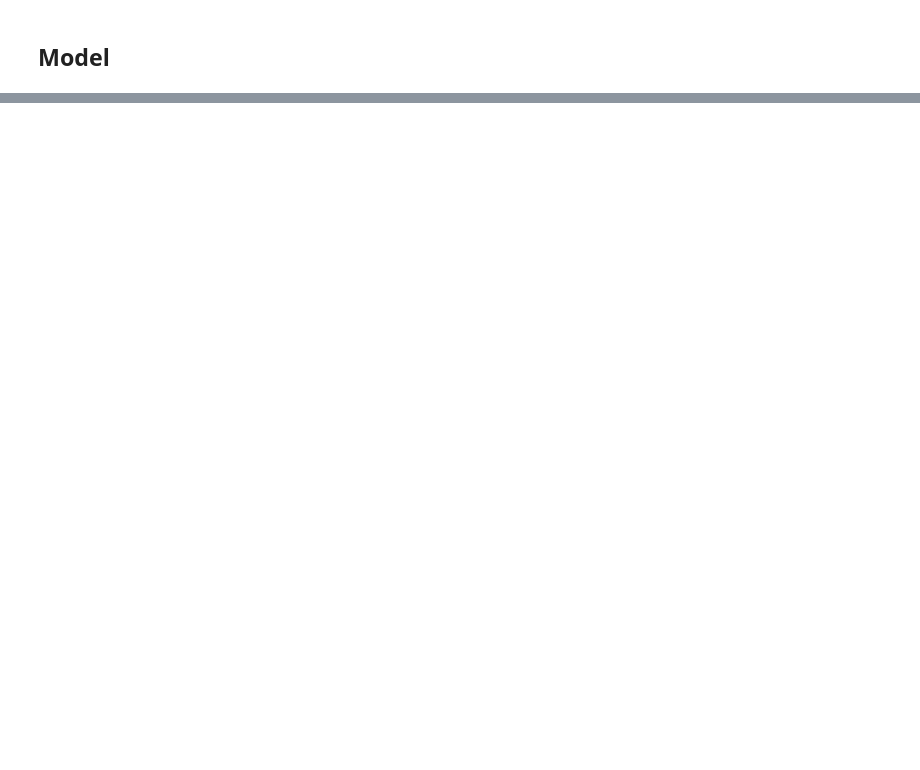
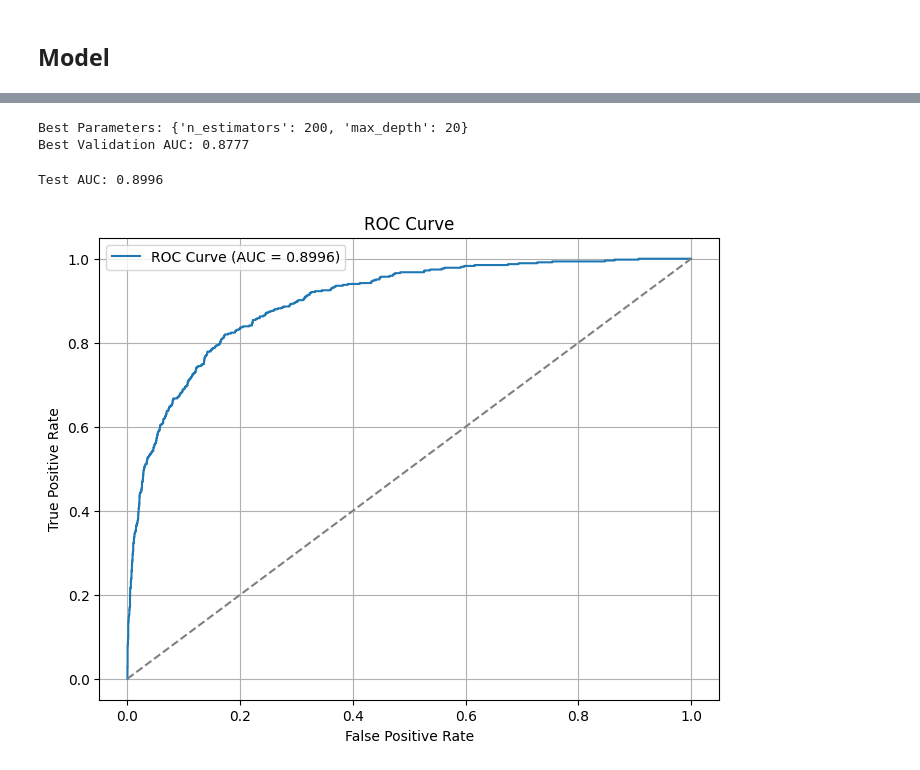
Before and after one commit to andykuo0956/005-ml-group-project, a Jupyter notebook: 02-model/001-random-forest.ipynb, the cells around one changed output, grey strips where cells are left out. Saved outputs shown, nothing was run; the diff lists cells and outputs as text; code cells hidden in the pictures; blank space fills up the shorter version.

Commit message:
random forest with grid search

```diff
--- a/02-model/001-random-forest.ipynb
+++ b/02-model/001-random-forest.ipynb
@@ -5,6 +5,6 @@ import matplotlib.pyplot as plt
 from sklearn.ensemble import RandomForestClassifier
 from sklearn.metrics import accuracy_score, f1_score, log_loss, roc_curve, auc
 
-raw_data = pd.read_csv('../00-dataset/00-raw-data/dataset.csv')
-
-raw_data
+train_data = pd.read_csv('../00-dataset/01-data01/train_data_1.csv')
+test_data = pd.read_csv('../00-dataset/01-data01/test_data_1.csv')
+validation_data = pd.read_csv('../00-dataset/01-data01/validation_data_1.csv')
@@ -138,0 +35,60 @@ AUC (Validation Set): 0.8712350916274764
+# %%
+X_train, y_train = train_data.drop(columns=['hospital_death']), train_data['hospital_death']
+X_val, y_val = validation_data.drop(columns=['hospital_death']), validation_data['hospital_death']
+X_test, y_test = test_data.drop(columns=['hospital_death']), test_data['hospital_death']
+
+# calculate AUC
+def calculate_auc(y_true, y_pred_proba):
+    fpr, tpr, _ = roc_curve(y_true, y_pred_proba)
+    return auc(fpr, tpr), fpr, tpr
+
+# parameter setting
+n_estimators_range = [50, 100, 150, 200]
+max_depth_range = [5, 10, 15, 20]
+
+best_auc = 0
+best_params = None
+best_model = None
+
+# grid search
+for n_estimators in n_estimators_range:
+    for max_depth in max_depth_range:
+        # model
+        model = RandomForestClassifier(n_estimators=n_estimators, max_depth=max_depth, random_state=42)
+        model.fit(X_train, y_train)
+
+        # calculate AUC
+        y_val_pred_proba = model.predict_proba(X_val)[:, 1]
+        current_auc, _, _ = calculate_auc(y_val, y_val_pred_proba)
+
+        # best parameter
+        if current_auc > best_auc:
+            best_auc = current_auc
+            best_params = {'n_estimators': n_estimators, 'max_depth': max_depth}
+            best_model = model
+
+print(f"Best Parameters: {best_params}")
+print(f"Best Validation AUC: {best_auc:.4f}")
+# %% [output]
+Best Parameters: {'n_estimators': 200, 'max_depth': 20}
+Best Validation AUC: 0.8777
+# %%
+# testing with best parameter
+y_test_pred_proba = best_model.predict_proba(X_test)[:, 1]
+test_auc, fpr, tpr = calculate_auc(y_test, y_test_pred_proba)
+print(f"Test AUC: {test_auc:.4f}")
+# %% [output]
+Test AUC: 0.8996
+# %%
+# ROC curve
+plt.figure(figsize=(8, 6))
+plt.plot(fpr, tpr, label=f"ROC Curve (AUC = {test_auc:.4f})")
+plt.plot([0, 1], [0, 1], linestyle='--', color='gray')
+plt.xlabel("False Positive Rate")
+plt.ylabel("True Positive Rate")
+plt.title("ROC Curve")
+plt.legend()
+plt.grid()
+plt.show()
+# %% [output]
+[figure, added]
```
Also changed, not shown: parts of 8 cells of this notebook.
